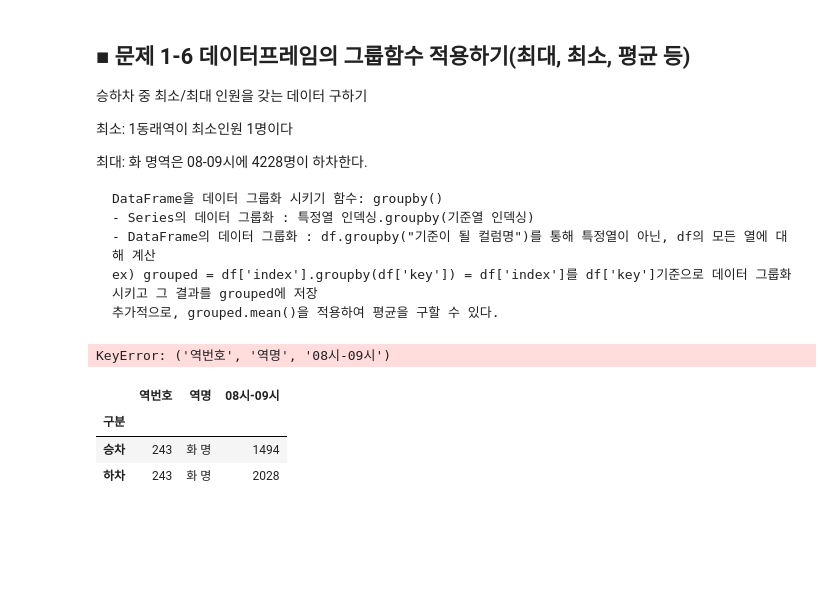
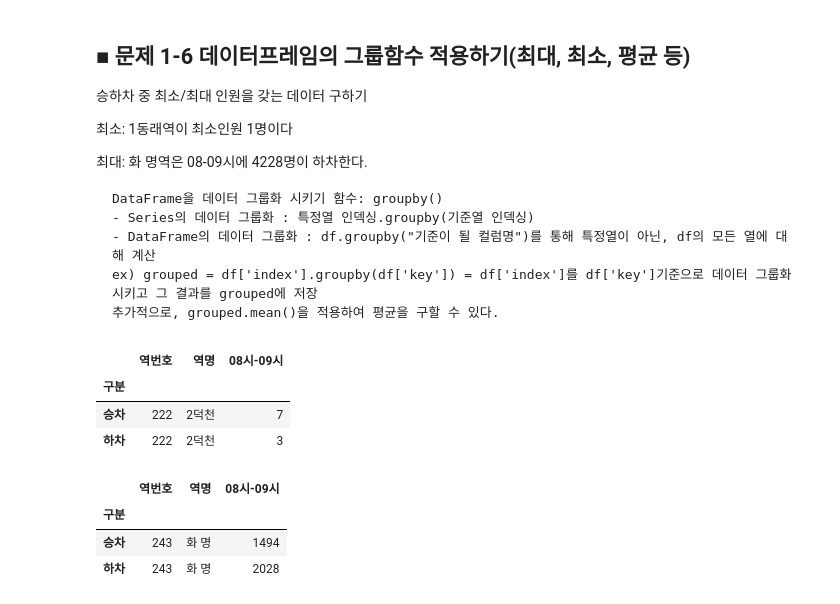
Before and after one commit to realp0tato/discretemath, a Jupyter notebook: 주제1_(1-3)_부산시_도시철도_데이터_분석하기.ipynb, the cells around one changed output. Cells and saved outputs as stored; diff of their text form; code cells hidden in the pictures; blank space fills up the shorter version.

````diff
--- a/주제1_(1-3)_부산시_도시철도_데이터_분석하기.ipynb
+++ b/주제1_(1-3)_부산시_도시철도_데이터_분석하기.ipynb
@@ -190,9 +190,12 @@ ex) grouped = df['index'].groupby(df['key']) = df['index']를 df['key']기준으
 ```
 # %%
 ## your code here..
-grouped = df_sub['역번호', '역명', '08시-09시'].groupby('구분')
-df_sub[['역번호', '역명', '08시-09시']]
+groupped = df_sub.groupby('구분')
+groupped.min()
 # %% [output]
-KeyError: ('역번호', '역명', '08시-09시')
+|  | 역번호 | 역명 | 08시-09시 |
+| 구분 |  |  |  |
+| 승차 | 222 | 2덕천 | 7 |
+| 하차 | 222 | 2덕천 | 3 |
 # %%
 ## your code here..
````
Also changed, not shown: parts of 7 cells of this notebook.
